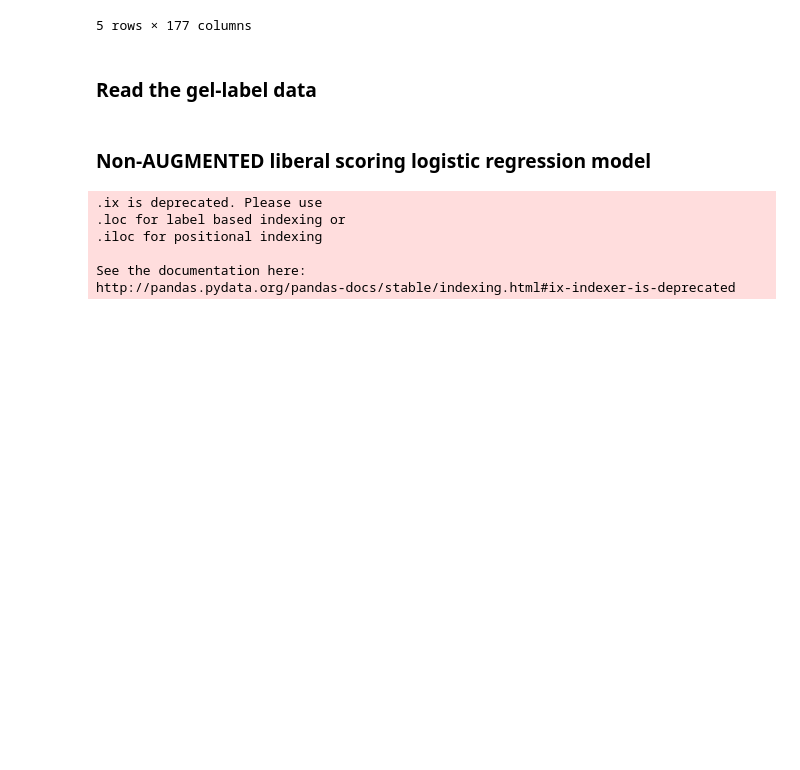
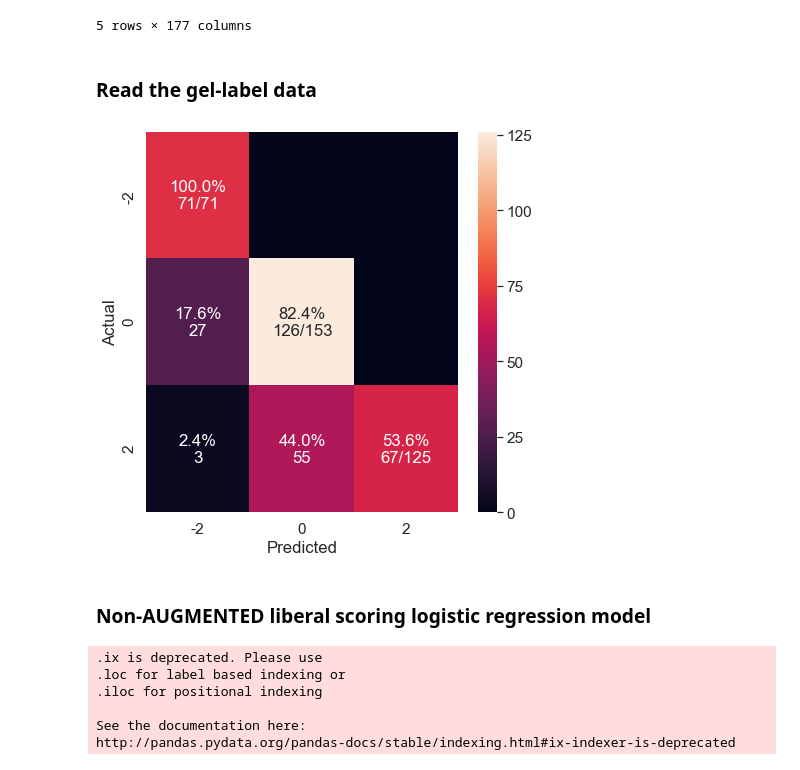
Before and after one commit to jain-rish/inspector_ML, a Jupyter notebook: gel_image_analysis_ver6.ipynb, the cells around one changed output. Drawn from its saved outputs; the diff is of its cells as text; code cells hidden in the pictures; blank space fills up the shorter version.

```diff
--- a/gel_image_analysis_ver6.ipynb
+++ b/gel_image_analysis_ver6.ipynb
@@ -76,6 +76,11 @@ labels_df['liberal_score'].replace(-1, -2,inplace=True)
 labels_df['liberal_score'].replace(1, 2,inplace=True)
 labels_df['conservative_score'].replace(-1, -2,inplace=True)
 labels_df['conservative_score'].replace(1, 2,inplace=True)
+# %%
+classes =[-2, 0, 2]
+cm_analysis(labels_df['liberal_score'], labels_df['conservative_score'], classes, ymap=None, figsize=(7,7))
+# %% [output]
+[figure, added]
 # %%
 def cm_analysis(y_true, y_pred, labels, ymap=None, figsize=(10,10)):
     """
```
Also changed, not shown: parts of 1 cell of this notebook, 9 other files.
